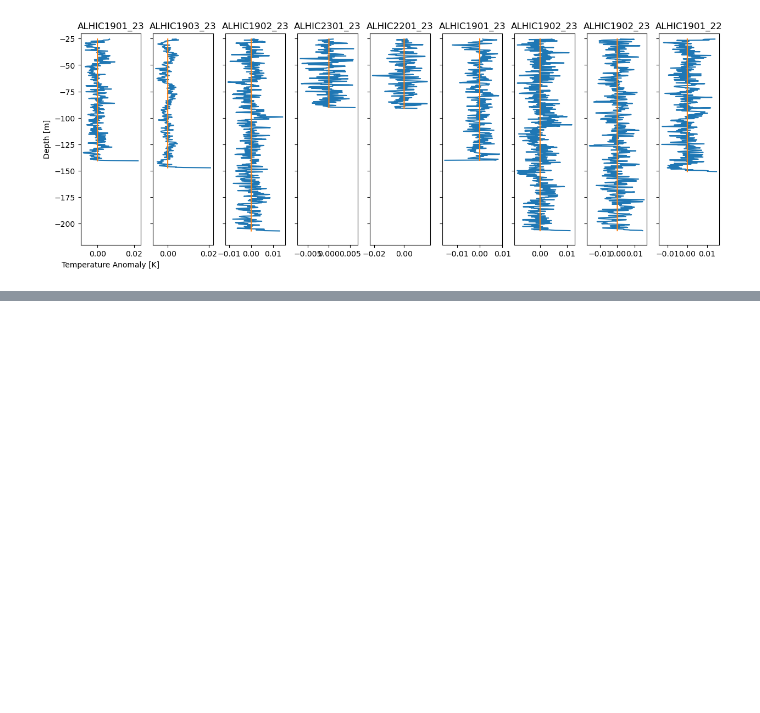
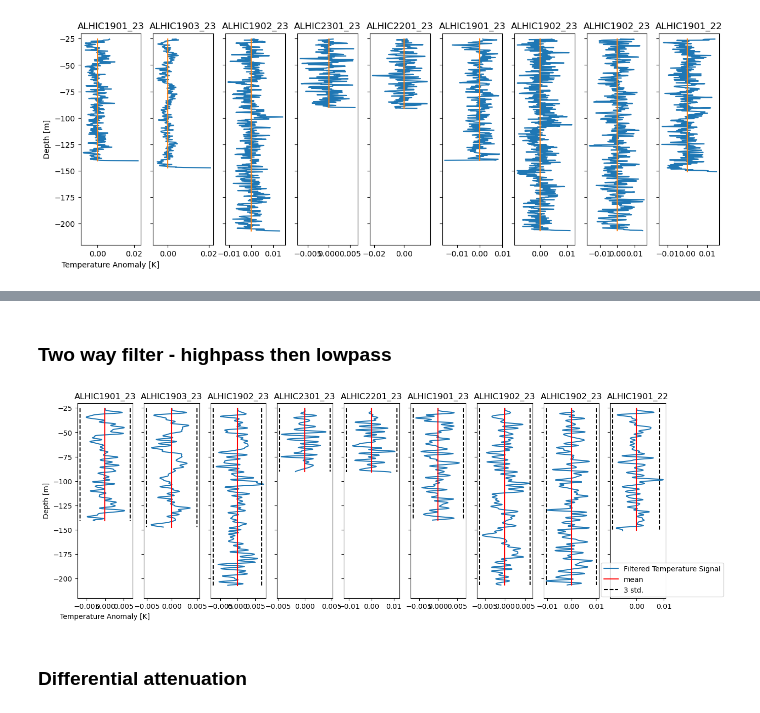
Before and after one commit to johnmorganmanos/Antarctica_AH_Thermometry, a Jupyter notebook: mechanics_notebook.ipynb, the cells around one changed output, grey strips where cells are left out. Drawn from its saved outputs; the diff is of its cells as text; code cells hidden in the pictures; blank space fills up the shorter version.

```diff
--- a/mechanics_notebook.ipynb
+++ b/mechanics_notebook.ipynb
@@ -335,0 +348,56 @@ dask.array<_sqrt, shape=(), dtype=float64, chunksize=(), chunktype=numpy.ndarray
+# %% [markdown]
+### Two way filter - highpass then lowpass
+# %%
+cutoff = 100 #Cut out the seasonal signal
+pf = PolynomialFeatures(degree=6)
+md2 = LinearRegression()
+
+sos = signal.butter(10, 1/50, 'lp', fs=0.255, output='sos')
+
+
+
+fig,axes = plt.subplots(1,len(data_proc), figsize=[15,5])
+
+for num, (i, ax) in enumerate(zip(data_proc, axes)):
+    x=np.asarray(data_proc[i][0]-data_proc[i][0][0])
+    x=x.reshape(len(x),1)
+    x = x[cutoff:]
+    Xp = pf.fit_transform(x)
+    md2.fit(Xp, anomalies[i][cutoff:])
+    trendp = md2.predict(Xp)
+#     ax.plot(anomalies[i][cutoff:],x)
+#     ax.plot(trendp,x)
+#     ax.plot(anomalies[i][cutoff:]-trendp,x*-1, label='Temperature Signal')
+    just_mechanics = anomalies[i][cutoff:]-trendp
+    filtered = signal.sosfilt(sos, just_mechanics)
+
+
+    ax.plot(filtered,x*-1, label='Filtered Temperature Signal')
+
+    ax.set_ylim([-220,-20])
+    ax.set_title(i[0:12])
+    if num != 0:
+        ax.set_yticklabels([])
+    if num == 0:
+        ax.set_ylabel('Depth [m]')
+        ax.set_xlabel('Temperature Anomaly [K]')
+
+    mean = np.mean(filtered)
+    std = np.std(filtered)
+
+#     mean = np.mean(just_mechanics)
+#     std = np.std(just_mechanics)
+    ax.plot([mean,mean], [x[0]*-1, x[-1]*-1],c='red', label='mean')
+#     ax.plot([mean+std,mean+std], [x[0]*-1, x[-1]*-1],c='black',ls='--')
+#     ax.plot([mean-std,mean-std], [x[0]*-1, x[-1]*-1],c='black',ls='--')
+    ax.plot([mean+3*std,mean+3*std], [x[0]*-1, x[-1]*-1],c='black',ls='--',label='3 std.')
+    ax.plot([mean-3*std,mean-3*std], [x[0]*-1, x[-1]*-1],c='black',ls='--')
+
+    if num==len(data_proc)-1:
+        ax.legend(bbox_to_anchor=(2.1, 0.2))
+
+#plt.tight_layout()
+# %% [output]
+[figure, added]
+# %% [markdown]
+### Differential attenuation
```
Also changed, not shown: parts of 11 cells of this notebook, 7 other files.
